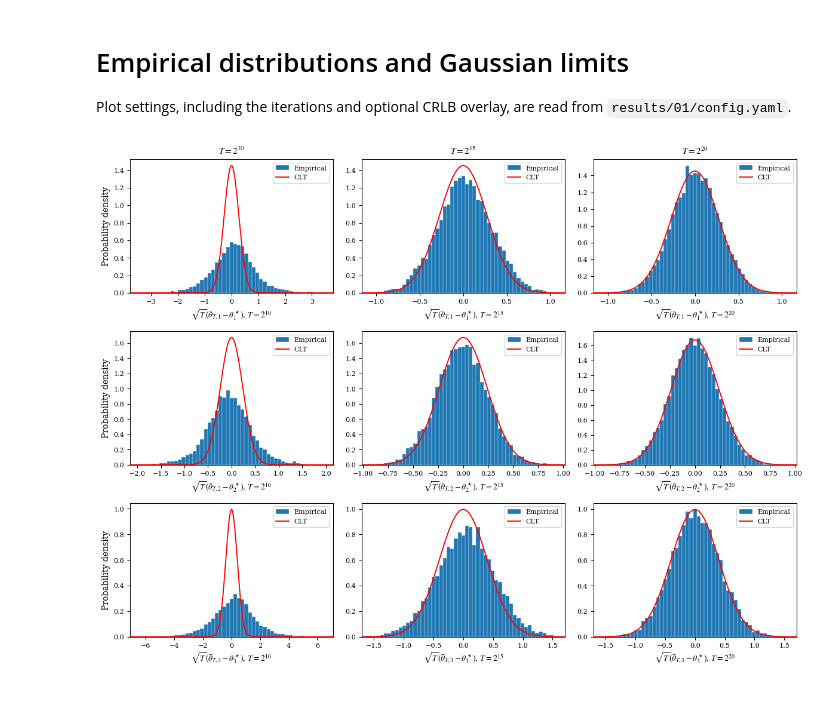
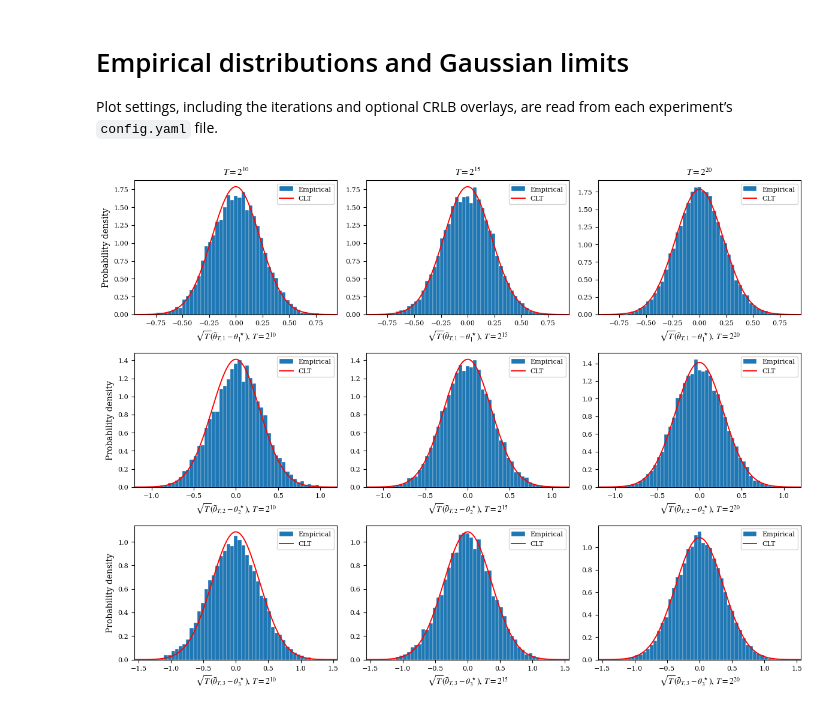
Before and after one commit to Weichen-Wu-1996/SA_CLT_CRLB, a Jupyter notebook: plot.ipynb, the cells around one changed output. Drawn from its saved outputs; the diff is of its cells as text; code cells hidden in the pictures.

Commit message:
plot for LR-AR

```diff
--- a/plot.ipynb
+++ b/plot.ipynb
@@ -1,10 +1,10 @@
 # %% [markdown]
 # Empirical distributions and Gaussian limits
 
-Plot settings, including the iterations and optional CRLB overlay, are read from `results/01/config.yaml`.
+Plot settings, including the iterations and optional CRLB overlays, are read from each experiment’s `config.yaml` file.
 # %%
 from plot import CLT_hist
-
-fig, axes = CLT_hist('results/01')
-# %% [output]
-[figure, removed]
+# %%
+fig_lsa, axes_lsa = CLT_hist('results/02')
+# %% [output]
+[figure, added]
```
Also changed, not shown: parts of 2 cells of this notebook, 5 other files.
